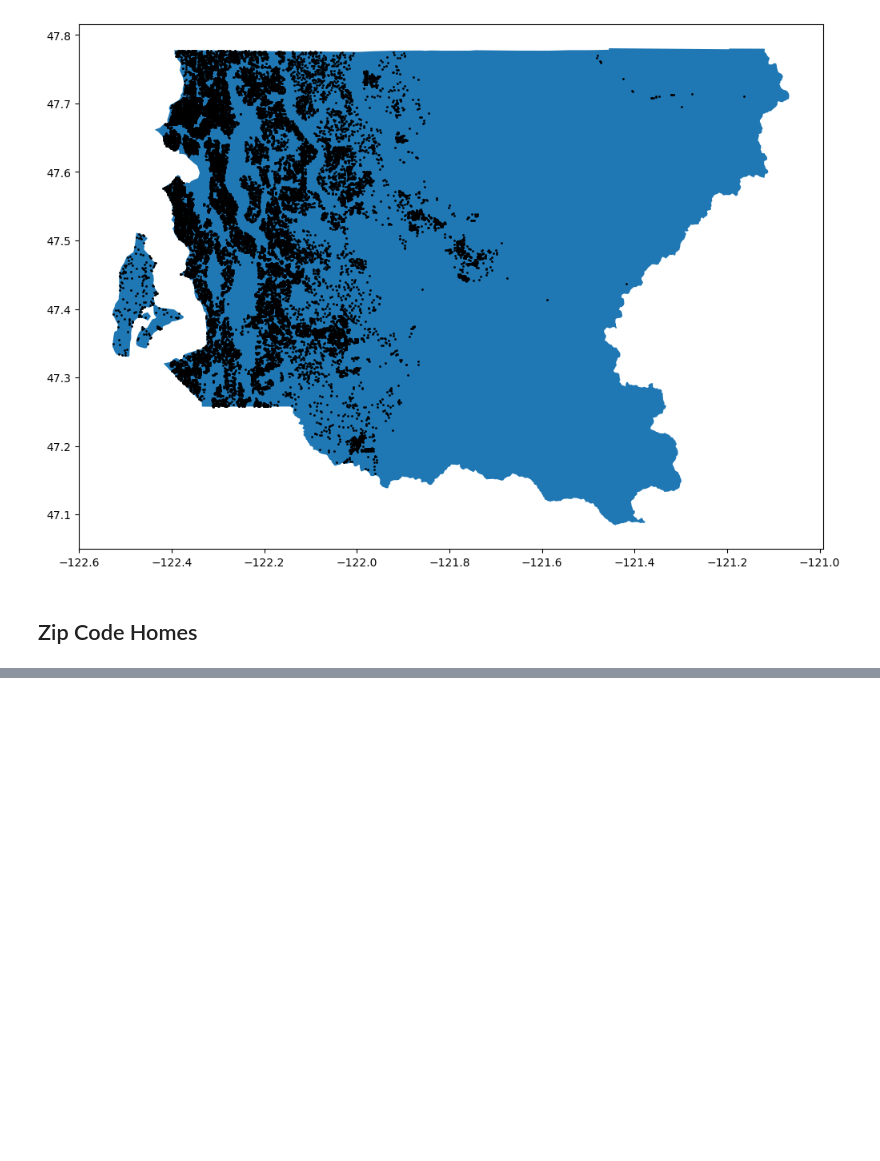
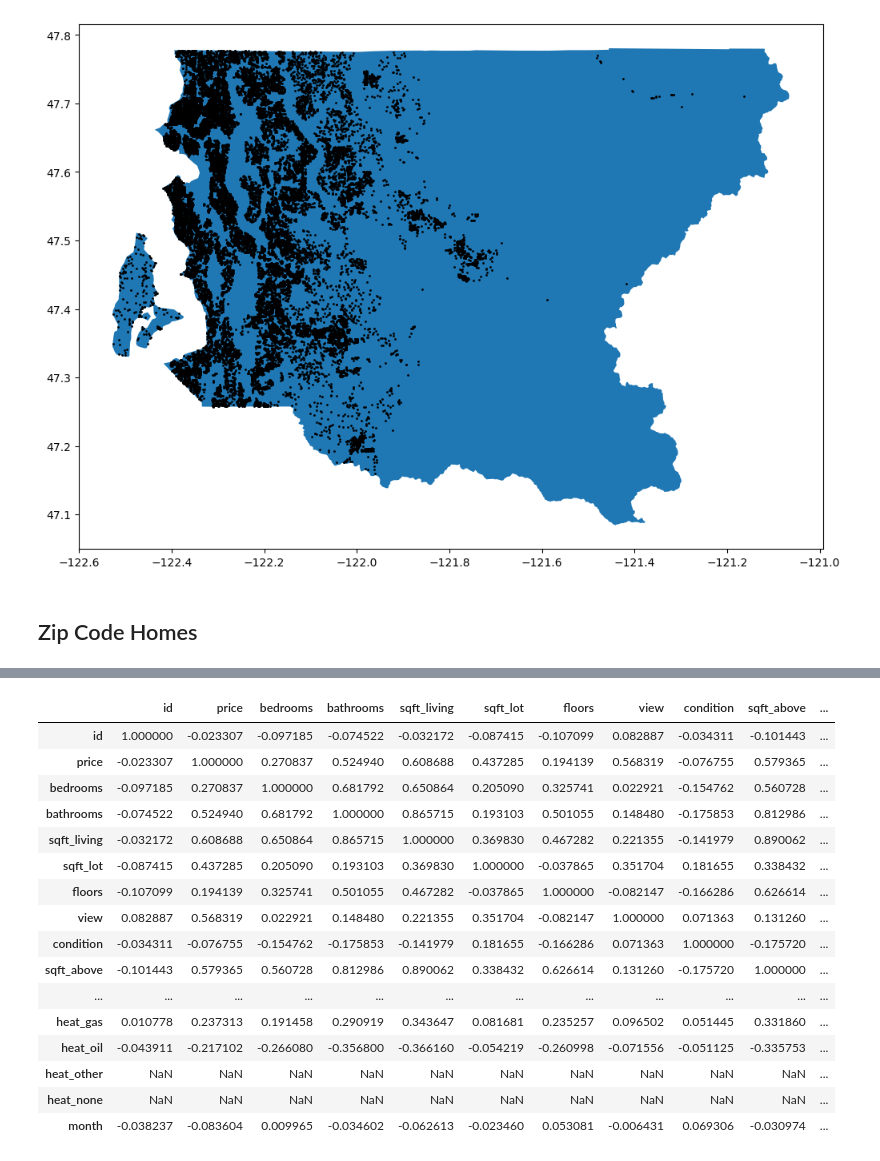
Before and after one commit to dmf1998/dsc-phase-2-project-v2-5, a Jupyter notebook: student_v2.ipynb, the cells around one changed output, grey strips where cells are left out. Saved outputs shown, nothing was run; the diff lists cells and outputs as text; code cells hidden in the pictures; blank space fills up the shorter version.

```diff
--- a/student_v2.ipynb
+++ b/student_v2.ipynb
@@ -335,0 +889,20 @@ EPSG:4269 EPSG:4269
+# %%
+df[df.Zip == 98004].corr()
+# %% [output]
+|  | id | price | bedrooms | bathrooms | sqft_living | sqft_lot | floors | view | condition | sqft_above | ... |
+| id | 1.000000 | -0.023307 | -0.097185 | -0.074522 | -0.032172 | -0.087415 | -0.107099 | 0.082887 | -0.034311 | -0.101443 | ... |
+| price | -0.023307 | 1.000000 | 0.270837 | 0.524940 | 0.608688 | 0.437285 | 0.194139 | 0.568319 | -0.076755 | 0.579365 | ... |
+| bedrooms | -0.097185 | 0.270837 | 1.000000 | 0.681792 | 0.650864 | 0.205090 | 0.325741 | 0.022921 | -0.154762 | 0.560728 | ... |
+| bathrooms | -0.074522 | 0.524940 | 0.681792 | 1.000000 | 0.865715 | 0.193103 | 0.501055 | 0.148480 | -0.175853 | 0.812986 | ... |
+| sqft_living | -0.032172 | 0.608688 | 0.650864 | 0.865715 | 1.000000 | 0.369830 | 0.467282 | 0.221355 | -0.141979 | 0.890062 | ... |
+| sqft_lot | -0.087415 | 0.437285 | 0.205090 | 0.193103 | 0.369830 | 1.000000 | -0.037865 | 0.351704 | 0.181655 | 0.338432 | ... |
+| floors | -0.107099 | 0.194139 | 0.325741 | 0.501055 | 0.467282 | -0.037865 | 1.000000 | -0.082147 | -0.166286 | 0.626614 | ... |
+| view | 0.082887 | 0.568319 | 0.022921 | 0.148480 | 0.221355 | 0.351704 | -0.082147 | 1.000000 | 0.071363 | 0.131260 | ... |
+| condition | -0.034311 | -0.076755 | -0.154762 | -0.175853 | -0.141979 | 0.181655 | -0.166286 | 0.071363 | 1.000000 | -0.175720 | ... |
+| sqft_above | -0.101443 | 0.579365 | 0.560728 | 0.812986 | 0.890062 | 0.338432 | 0.626614 | 0.131260 | -0.175720 | 1.000000 | ... |
+| ... | ... | ... | ... | ... | ... | ... | ... | ... | ... | ... | ... |
+| heat_gas | 0.010778 | 0.237313 | 0.191458 | 0.290919 | 0.343647 | 0.081681 | 0.235257 | 0.096502 | 0.051445 | 0.331860 | ... |
+| heat_oil | -0.043911 | -0.217102 | -0.266080 | -0.356800 | -0.366160 | -0.054219 | -0.260998 | -0.071556 | -0.051125 | -0.335753 | ... |
+| heat_other | NaN | NaN | NaN | NaN | NaN | NaN | NaN | NaN | NaN | NaN | ... |
+| heat_none | NaN | NaN | NaN | NaN | NaN | NaN | NaN | NaN | NaN | NaN | ... |
+| month | -0.038237 | -0.083604 | 0.009965 | -0.034602 | -0.062613 | -0.023460 | 0.053081 | -0.006431 | 0.069306 | -0.030974 | ... |
```
Also changed, not shown: parts of 60 cells of this notebook, 9 other files.
